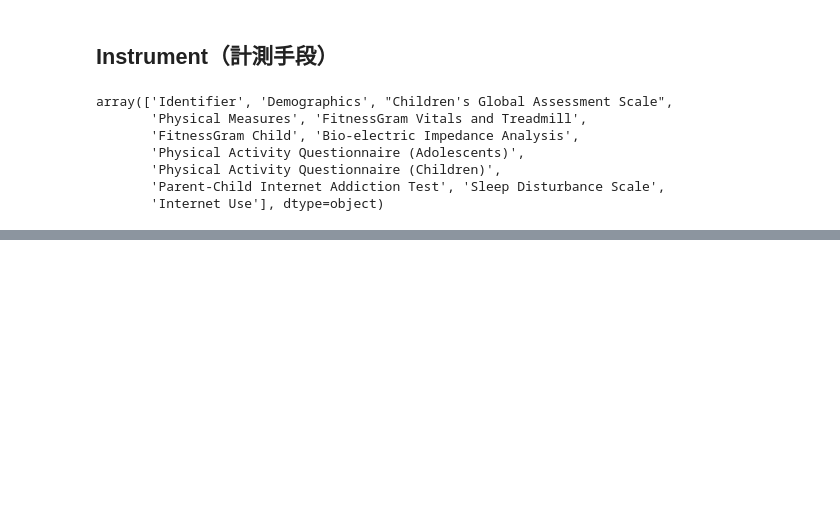
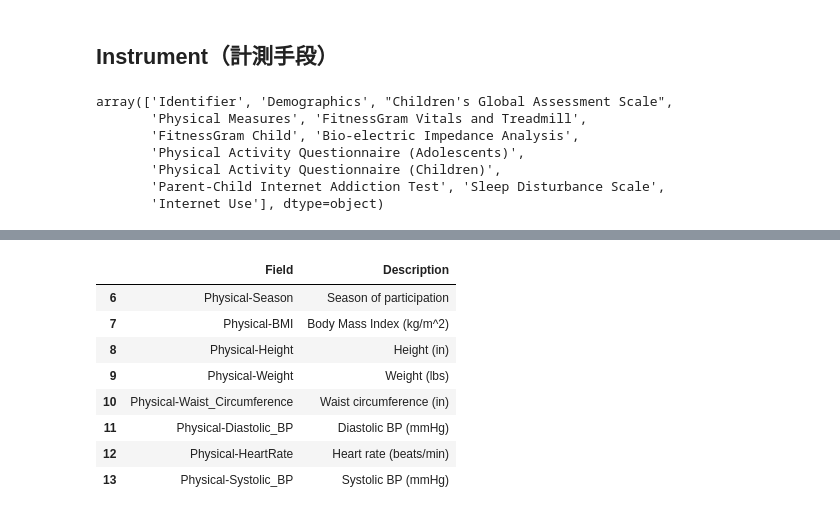
Before and after one commit to yuji-sgs/child-mind-institute, a Jupyter notebook: EDA_Myself.ipynb, the cells around one changed output, grey strips where cells are left out. Saved outputs shown, nothing was run; the diff lists cells and outputs as text; code cells hidden in the pictures; blank space fills up the shorter version.

```diff
--- a/EDA_Myself.ipynb
+++ b/EDA_Myself.ipynb
@@ -245,0 +313,12 @@ array(['Identifier', 'Demographics', "Children's Global Assessment Scale",
+# %%
+data_dict[data_dict['Instrument'] == 'Physical Measures'][['Field', 'Description']]
+# %% [output]
+|  | Field | Description |
+| 6 | Physical-Season | Season of participation |
+| 7 | Physical-BMI | Body Mass Index (kg/m^2) |
+| 8 | Physical-Height | Height (in) |
+| 9 | Physical-Weight | Weight (lbs) |
+| 10 | Physical-Waist_Circumference | Waist circumference (in) |
+| 11 | Physical-Diastolic_BP | Diastolic BP (mmHg) |
+| 12 | Physical-HeartRate | Heart rate (beats/min) |
+| 13 | Physical-Systolic_BP | Systolic BP (mmHg) |
```
Also changed, not shown: parts of 19 cells of this notebook.
